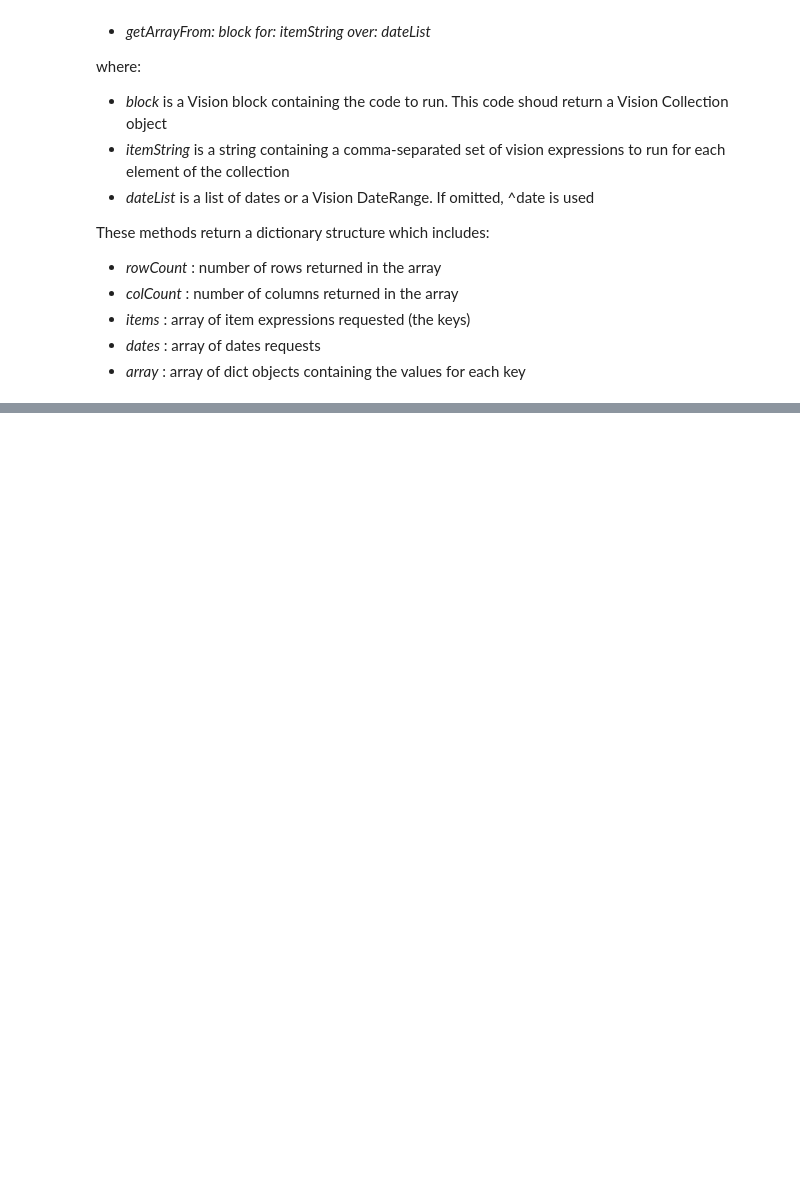
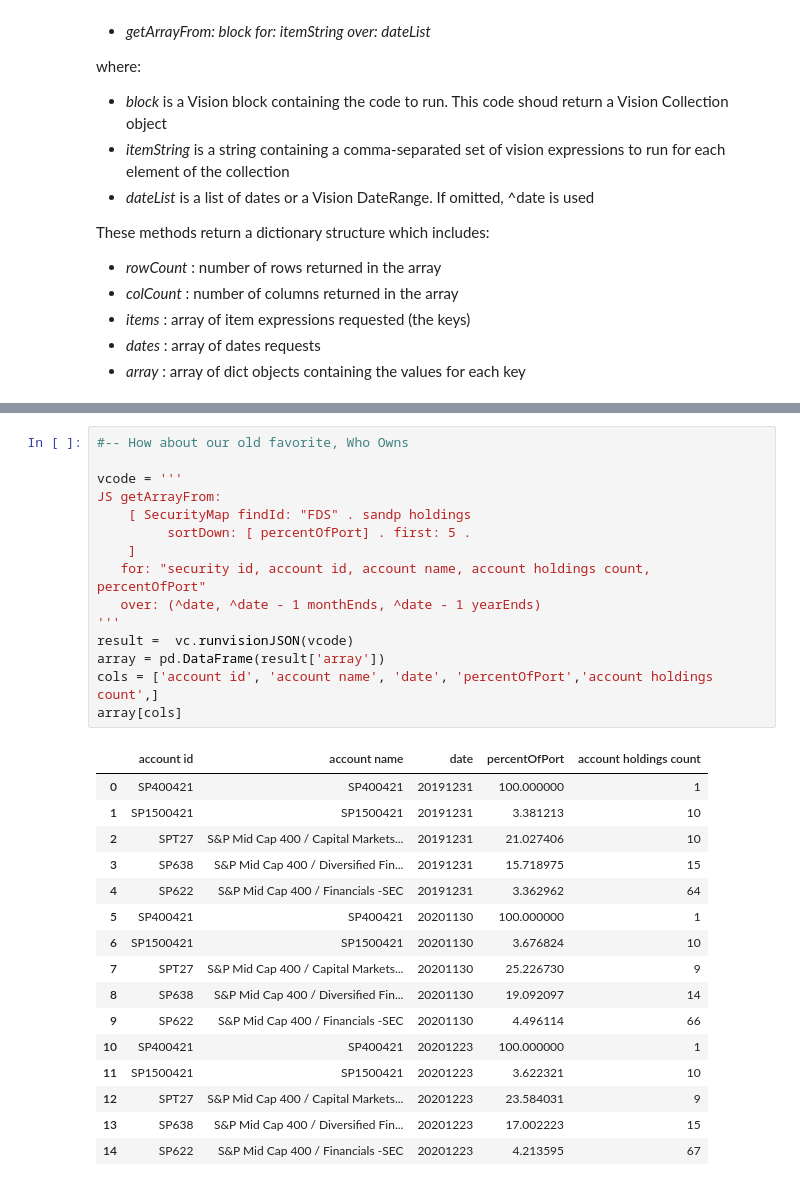
Before and after one commit to LeslieNewman/Vi-Py, a Jupyter notebook: py/VisionExpressionsStoryBoard.ipynb, the cells around one changed output, grey strips where cells are left out. Cells and saved outputs as stored; diff of their text form; blank space fills up the shorter version.

```diff
--- a/py/VisionExpressionsStoryBoard.ipynb
+++ b/py/VisionExpressionsStoryBoard.ipynb
@@ -449,0 +256,32 @@ whatAmI                         * New Message
+# %%
+#-- How about our old favorite, Who Owns
+
+vcode = '''
+JS getArrayFrom:
+    [ SecurityMap findId: "FDS" . sandp holdings
+         sortDown: [ percentOfPort] . first: 5 .
+    ]
+   for: "security id, account id, account name, account holdings count, percentOfPort"
+   over: (^date, ^date - 1 monthEnds, ^date - 1 yearEnds)
+'''
+result =  vc.runvisionJSON(vcode)
+array = pd.DataFrame(result['array'])
+cols = ['account id', 'account name', 'date', 'percentOfPort','account holdings count',]
+array[cols]
+# %% [output]
+|  | account id | account name | date | percentOfPort | account holdings count |
+| 0 | SP400421 | SP400421 | 20191231 | 100.000000 | 1 |
+| 1 | SP1500421 | SP1500421 | 20191231 | 3.381213 | 10 |
+| 2 | SPT27 | S&P Mid Cap 400 / Capital Markets... | 20191231 | 21.027406 | 10 |
+| 3 | SP638 | S&P Mid Cap 400 / Diversified Fin... | 20191231 | 15.718975 | 15 |
+| 4 | SP622 | S&P Mid Cap 400 / Financials -SEC | 20191231 | 3.362962 | 64 |
+| 5 | SP400421 | SP400421 | 20201130 | 100.000000 | 1 |
+| 6 | SP1500421 | SP1500421 | 20201130 | 3.676824 | 10 |
+| 7 | SPT27 | S&P Mid Cap 400 / Capital Markets... | 20201130 | 25.226730 | 9 |
+| 8 | SP638 | S&P Mid Cap 400 / Diversified Fin... | 20201130 | 19.092097 | 14 |
+| 9 | SP622 | S&P Mid Cap 400 / Financials -SEC | 20201130 | 4.496114 | 66 |
+| 10 | SP400421 | SP400421 | 20201223 | 100.000000 | 1 |
+| 11 | SP1500421 | SP1500421 | 20201223 | 3.622321 | 10 |
+| 12 | SPT27 | S&P Mid Cap 400 / Capital Markets... | 20201223 | 23.584031 | 9 |
+| 13 | SP638 | S&P Mid Cap 400 / Diversified Fin... | 20201223 | 17.002223 | 15 |
+| 14 | SP622 | S&P Mid Cap 400 / Financials -SEC | 20201223 | 4.213595 | 67 |
```
Also changed, not shown: parts of 19 cells of this notebook.
